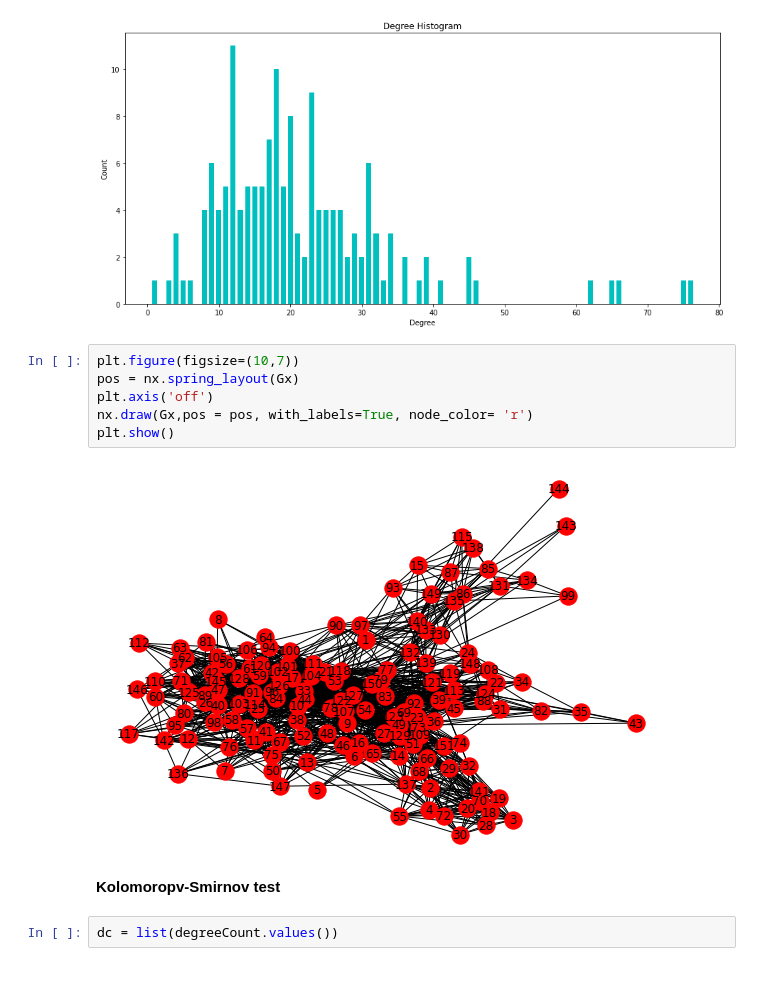
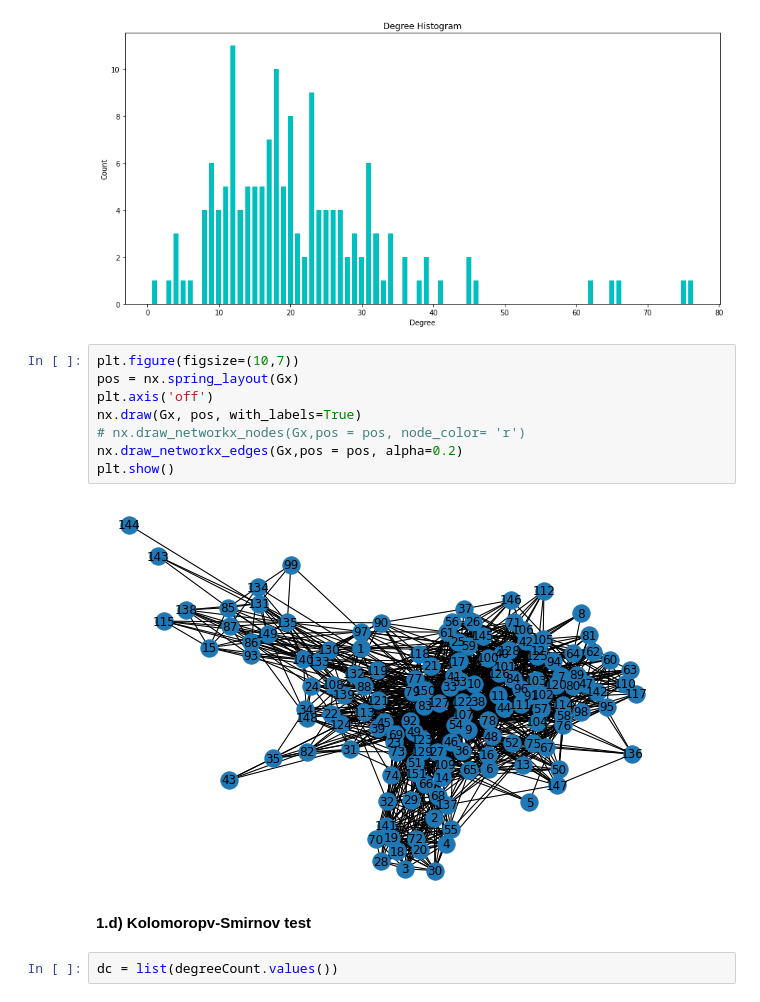
Before and after one commit to Elangoraj/Social-network-analysis, a Jupyter notebook: Networks.ipynb, the cells around one changed output. Cells and saved outputs as stored; diff of their text form.

```diff
--- a/Networks.ipynb
+++ b/Networks.ipynb
@@ -62,13 +80,15 @@ plt.show()
 # %%
 plt.figure(figsize=(10,7))
 pos = nx.spring_layout(Gx)
 plt.axis('off')
-nx.draw(Gx,pos = pos, with_labels=True, node_color= 'r')
+nx.draw(Gx, pos, with_labels=True)
+# nx.draw_networkx_nodes(Gx,pos = pos, node_color= 'r')
+nx.draw_networkx_edges(Gx,pos = pos, alpha=0.2)
 plt.show()
 # %% [output]
-[figure, old version]
+[figure, new version]
 # %% [markdown]
-**Kolomoropv-Smirnov test**
+**1.d) Kolomoropv-Smirnov test**
 # %%
 dc = list(degreeCount.values())
 # %%
```
Also changed, not shown: parts of 46 cells of this notebook.
